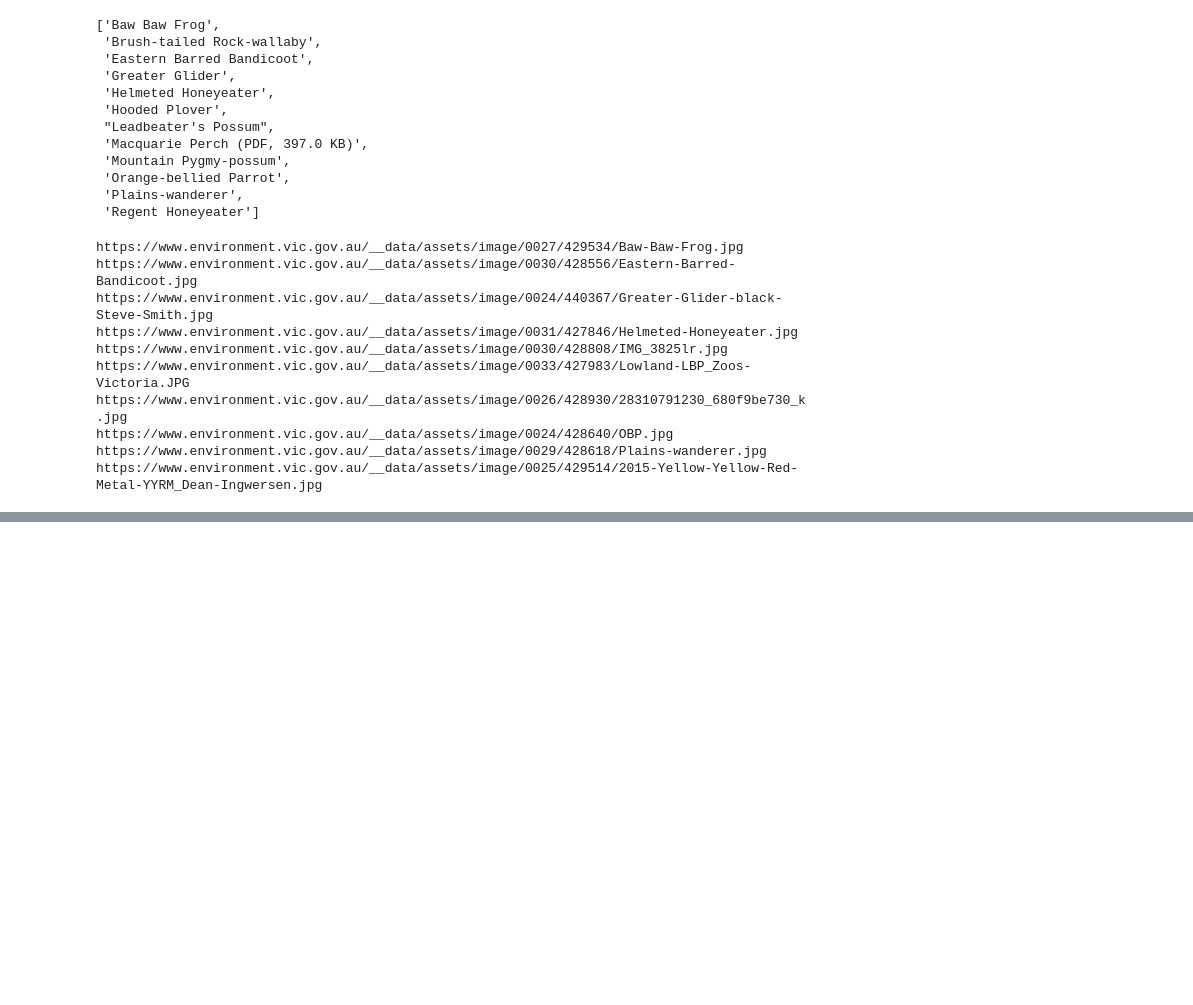
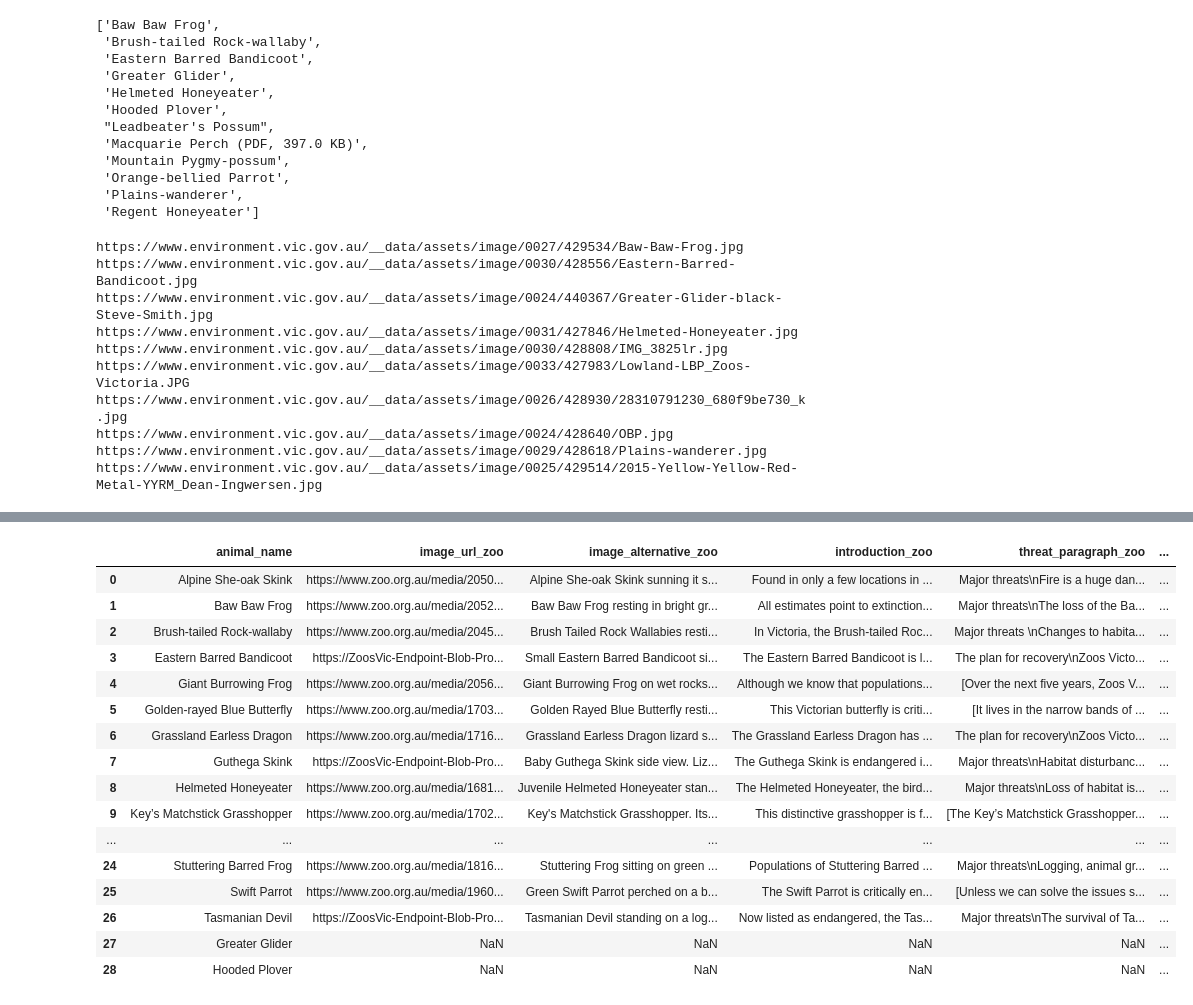
Before and after one commit to poojaisabelle/Project-Two, a Jupyter notebook: database/ETL_scraped_fauna_tracey.ipynb, the cells around one changed output, grey strips where cells are left out. Drawn from its saved outputs; the diff is of its cells as text; code cells hidden in the pictures; blank space fills up the shorter version.

```diff
--- a/database/ETL_scraped_fauna_tracey.ipynb
+++ b/database/ETL_scraped_fauna_tracey.ipynb
@@ -65,8 +65,12 @@ for item in animal_list:
 
     # Retrieve the first animal image url
     image_url = soup.select_one("picture img")["src"]
-    print(image_url)
-    full_image_url = f"https://www.zoo.org.au{image_url}"
+    if image_url.startswith("/media"):
+        full_image_url = f"https://www.zoo.org.au{image_url}"
+        print(full_image_url)
+    else:
+        full_image_url = image_url
+        print(full_image_url)
 
     # Retrieve the first animal image url alternative
     image_alternative = soup.select_one("picture img")["alt"]
@@ -243,0 +238,3 @@ https://www.environment.vic.gov.au/__data/assets/image/0025/429514/2015-Yellow-Y
+# %%
+animal_info_image_environment_df = pd.DataFrame(animal_info_image_environment)
+animal_info_image_environment_df.head()
@@ -243,0 +248,3 @@ https://www.environment.vic.gov.au/__data/assets/image/0025/429514/2015-Yellow-Y
+# %%
+animal_info_image_zoo_df = pd.DataFrame(animal_info_image_zoo)
+animal_info_image_zoo_df.head()
@@ -243,0 +258,22 @@ https://www.environment.vic.gov.au/__data/assets/image/0025/429514/2015-Yellow-Y
+# %%
+animal_info_image_df = pd.merge(animal_info_image_zoo_df, animal_info_image_environment_df,
+                                on="animal_name", how="outer", suffixes=("_zoo", "_envi"))
+animal_info_image_df
+# %% [output]
+|  | animal_name | image_url_zoo | image_alternative_zoo | introduction_zoo | threat_paragraph_zoo | ... |
+| 0 | Alpine She-oak Skink | https://www.zoo.org.au/media/2050... | Alpine She-oak Skink sunning it s... | Found in only a few locations in ... | Major threats\nFire is a huge dan... | ... |
+| 1 | Baw Baw Frog | https://www.zoo.org.au/media/2052... | Baw Baw Frog resting in bright gr... | All estimates point to extinction... | Major threats\nThe loss of the Ba... | ... |
+| 2 | Brush-tailed Rock-wallaby | https://www.zoo.org.au/media/2045... | Brush Tailed Rock Wallabies resti... | In Victoria, the Brush-tailed Roc... | Major threats \nChanges to habita... | ... |
+| 3 | Eastern Barred Bandicoot | https://ZoosVic-Endpoint-Blob-Pro... | Small Eastern Barred Bandicoot si... | The Eastern Barred Bandicoot is l... | The plan for recovery\nZoos Victo... | ... |
+| 4 | Giant Burrowing Frog | https://www.zoo.org.au/media/2056... | Giant Burrowing Frog on wet rocks... | Although we know that populations... | [Over the next five years, Zoos V... | ... |
+| 5 | Golden-rayed Blue Butterfly | https://www.zoo.org.au/media/1703... | Golden Rayed Blue Butterfly resti... | This Victorian butterfly is criti... | [It lives in the narrow bands of ... | ... |
+| 6 | Grassland Earless Dragon | https://www.zoo.org.au/media/1716... | Grassland Earless Dragon lizard s... | The Grassland Earless Dragon has ... | The plan for recovery\nZoos Victo... | ... |
+| 7 | Guthega Skink | https://ZoosVic-Endpoint-Blob-Pro... | Baby Guthega Skink side view. Liz... | The Guthega Skink is endangered i... | Major threats\nHabitat disturbanc... | ... |
+| 8 | Helmeted Honeyeater | https://www.zoo.org.au/media/1681... | Juvenile Helmeted Honeyeater stan... | The Helmeted Honeyeater, the bird... | Major threats\nLoss of habitat is... | ... |
+| 9 | Key’s Matchstick Grasshopper | https://www.zoo.org.au/media/1702... | Key's Matchstick Grasshopper. Its... | This distinctive grasshopper is f... | [The Key’s Matchstick Grasshopper... | ... |
+| ... | ... | ... | ... | ... | ... | ... |
+| 24 | Stuttering Barred Frog | https://www.zoo.org.au/media/1816... | Stuttering Frog sitting on green ... | Populations of Stuttering Barred ... | Major threats\nLogging, animal gr... | ... |
+| 25 | Swift Parrot | https://www.zoo.org.au/media/1960... | Green Swift Parrot perched on a b... | The Swift Parrot is critically en... | [Unless we can solve the issues s... | ... |
+| 26 | Tasmanian Devil | https://ZoosVic-Endpoint-Blob-Pro... | Tasmanian Devil standing on a log... | Now listed as endangered, the Tas... | Major threats\nThe survival of Ta... | ... |
+| 27 | Greater Glider | NaN | NaN | NaN | NaN | ... |
+| 28 | Hooded Plover | NaN | NaN | NaN | NaN | ... |
```
Also changed, not shown: parts of 6 cells of this notebook, 2 other files.
